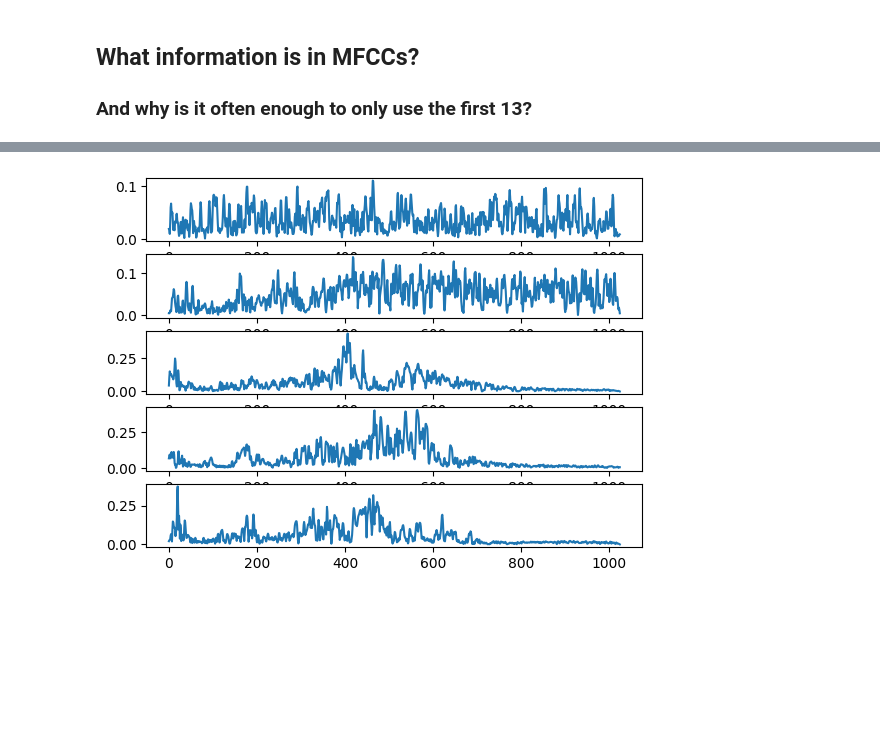
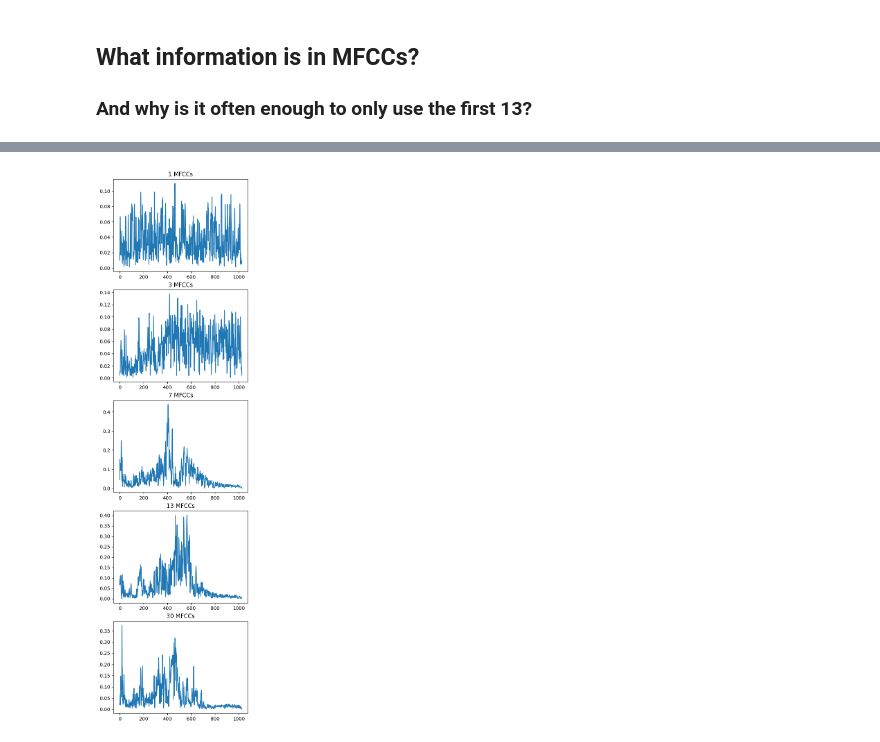
Before and after one commit to 17luke/spoken-language-processing, a Jupyter notebook: 1_speech_processing/audio_feature_extraction_w_librosa.ipynb, the cells around one changed output, grey strips where cells are left out. Saved outputs shown, nothing was run; the diff lists cells and outputs as text; code cells hidden in the pictures; blank space fills up the shorter version.

Commit message:
nicer graphs

```diff
--- a/1_speech_processing/audio_feature_extraction_w_librosa.ipynb
+++ b/1_speech_processing/audio_feature_extraction_w_librosa.ipynb
@@ -139,9 +139,10 @@ for n_mfcc in reconstructed_signals:
 [interactive output not drawn]
 # %%
 # for each signal, plot the spectrum of one window
-fig, axs = plt.subplots(5)
+fig, axs = plt.subplots(5,figsize=(5,20))
 for i, n_mfcc in enumerate(reconstructed_signals):
     spectrum = np.abs(librosa.stft(reconstructed_signals[n_mfcc][10000:12048], n_fft=2048, hop_length=2049))
+    axs[i].set_title(str(n_mfcc) + " MFCCs")
     axs[i].plot(spectrum)
 # %% [output]
-[figure, old version]
+[figure, new version]
```
Also changed, not shown: parts of 1 cell of this notebook.
